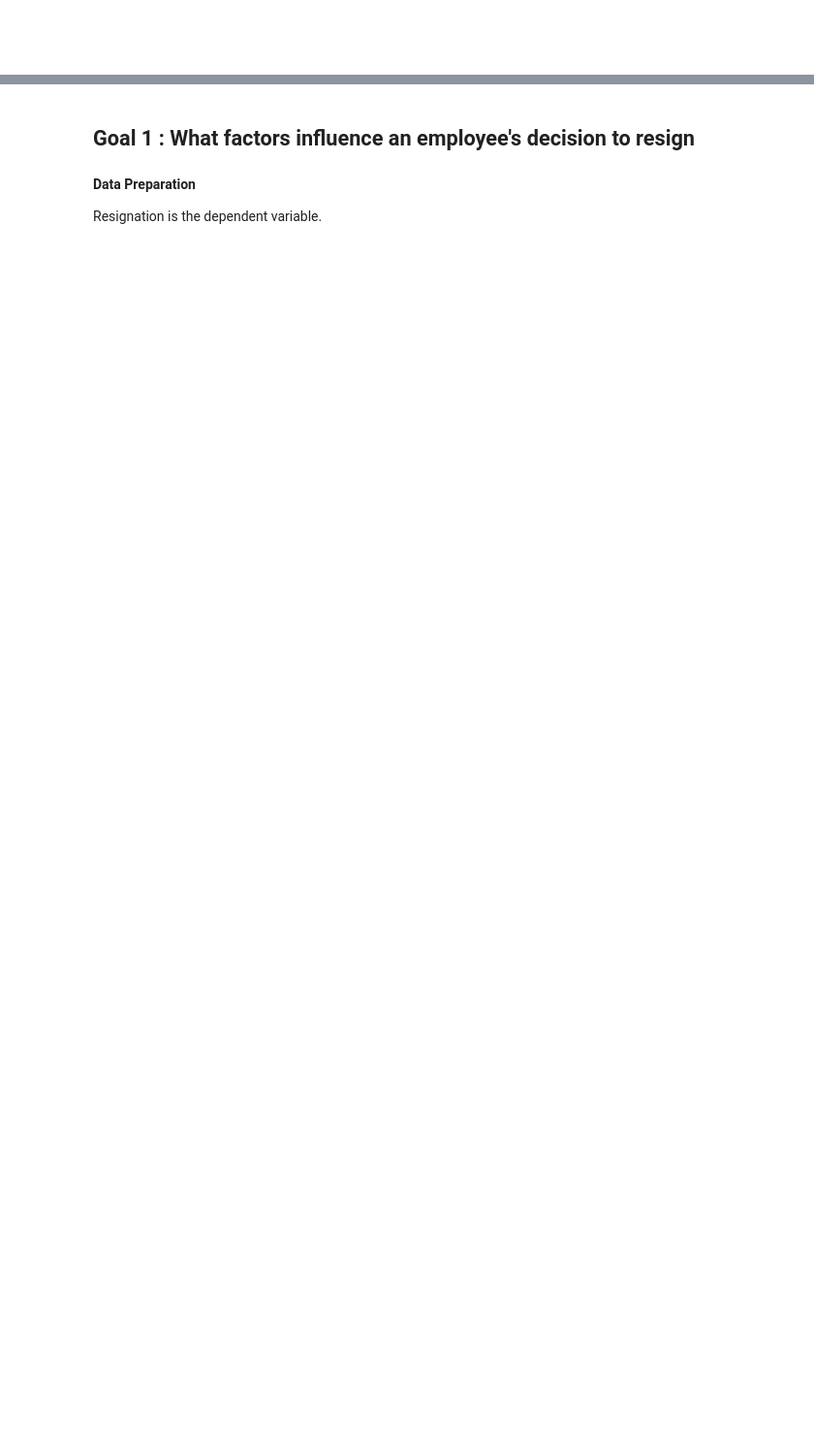
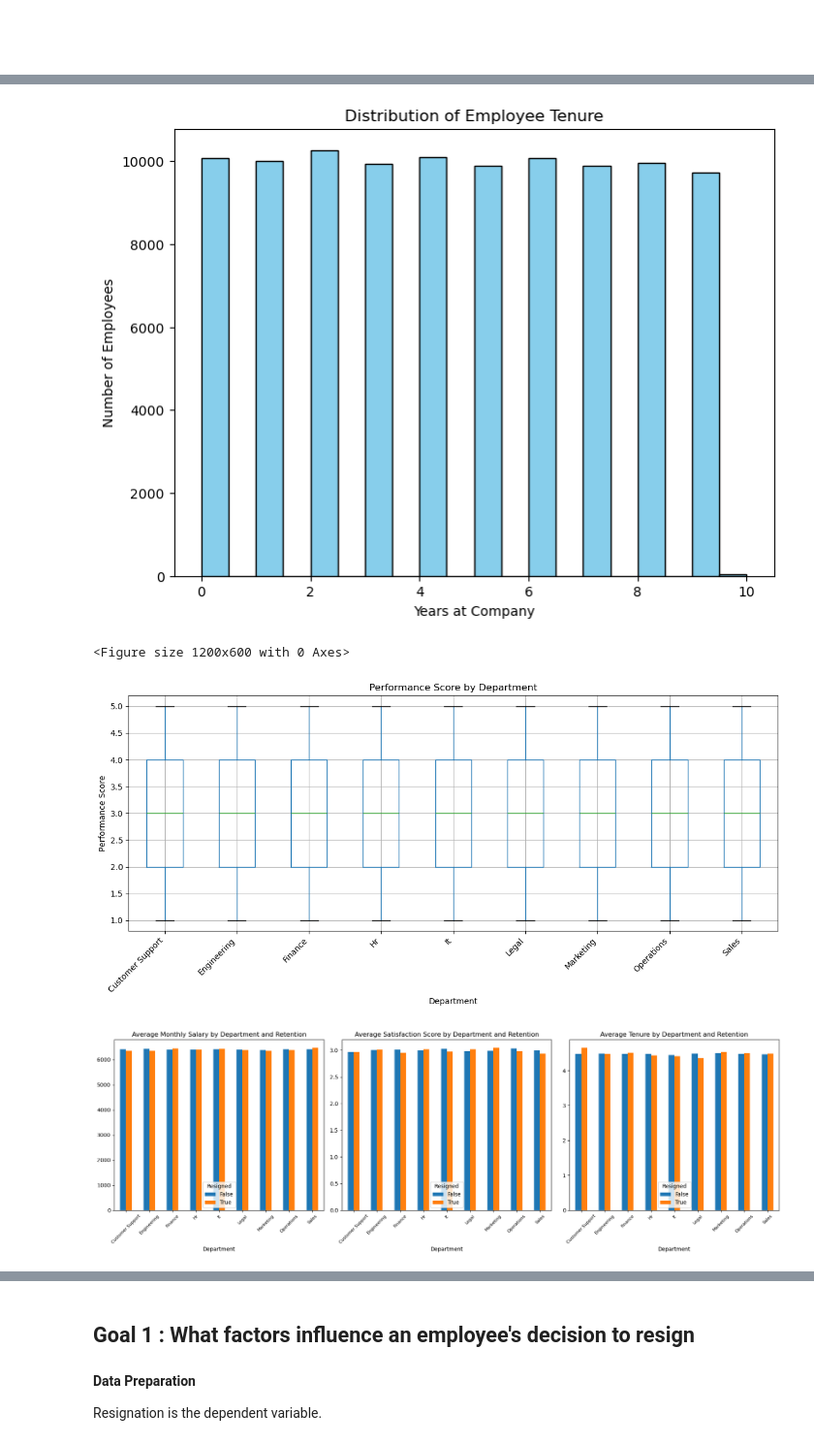
Before and after one commit to akshaynk21/capstone, a Jupyter notebook: employee.ipynb, the cells around one changed output, grey strips where cells are left out. Shown at 97% size. Saved outputs shown, nothing was run; the diff lists cells and outputs as text; code cells hidden in the pictures; blank space fills up the shorter version.

```diff
--- a/employee.ipynb
+++ b/employee.ipynb
@@ -142,0 +242,40 @@ No null values in the provided dataset
+# %%
+# 1. Histogram of employee tenure
+plt.figure(figsize=(8, 6))
+plt.hist(employee_df['Years_At_Company'], bins=20, color='skyblue', edgecolor='black')
+plt.title('Distribution of Employee Tenure')
+plt.xlabel('Years at Company')
+plt.ylabel('Number of Employees')
+plt.show()
+
+# 2. Box plots of performance scores by department
+plt.figure(figsize=(12, 6))
+employee_df.boxplot(column='Performance_Score', by='Department', figsize=(12, 6))
+plt.title('Performance Score by Department')
+plt.suptitle('')  # Remove default suptitle
+plt.ylabel('Performance Score')
+plt.xlabel('Department')
+plt.xticks(rotation=45, ha='right')
+plt.tight_layout()
+plt.show()
+
+
+# 3. Bar charts for average monthly salary, satisfaction, and tenure by department and retention
+retention_factors = employee_df.groupby(['Department', 'Resigned'])[['Monthly_Salary', 'Employee_Satisfaction_Score', 'Years_At_Company']].mean()
+
+fig, axes = plt.subplots(1, 3, figsize=(18, 6))
+retention_factors['Monthly_Salary'].unstack().plot(kind='bar', ax=axes[0], title='Average Monthly Salary by Department and Retention')
+retention_factors['Employee_Satisfaction_Score'].unstack().plot(kind='bar', ax=axes[1], title='Average Satisfaction Score by Department and Retention')
+retention_factors['Years_At_Company'].unstack().plot(kind='bar', ax=axes[2], title='Average Tenure by Department and Retention')
+
+for ax in axes:
+    ax.set_xlabel("Department")
+    ax.tick_params(axis='x', rotation=45, labelsize=8)
+
+plt.tight_layout()
+plt.show()
+# %% [output]
+[figure, added]
+<Figure size 1200x600 with 0 Axes>
+[figure, added]
+[figure, added]
```
Also changed, not shown: parts of 61 cells of this notebook.
